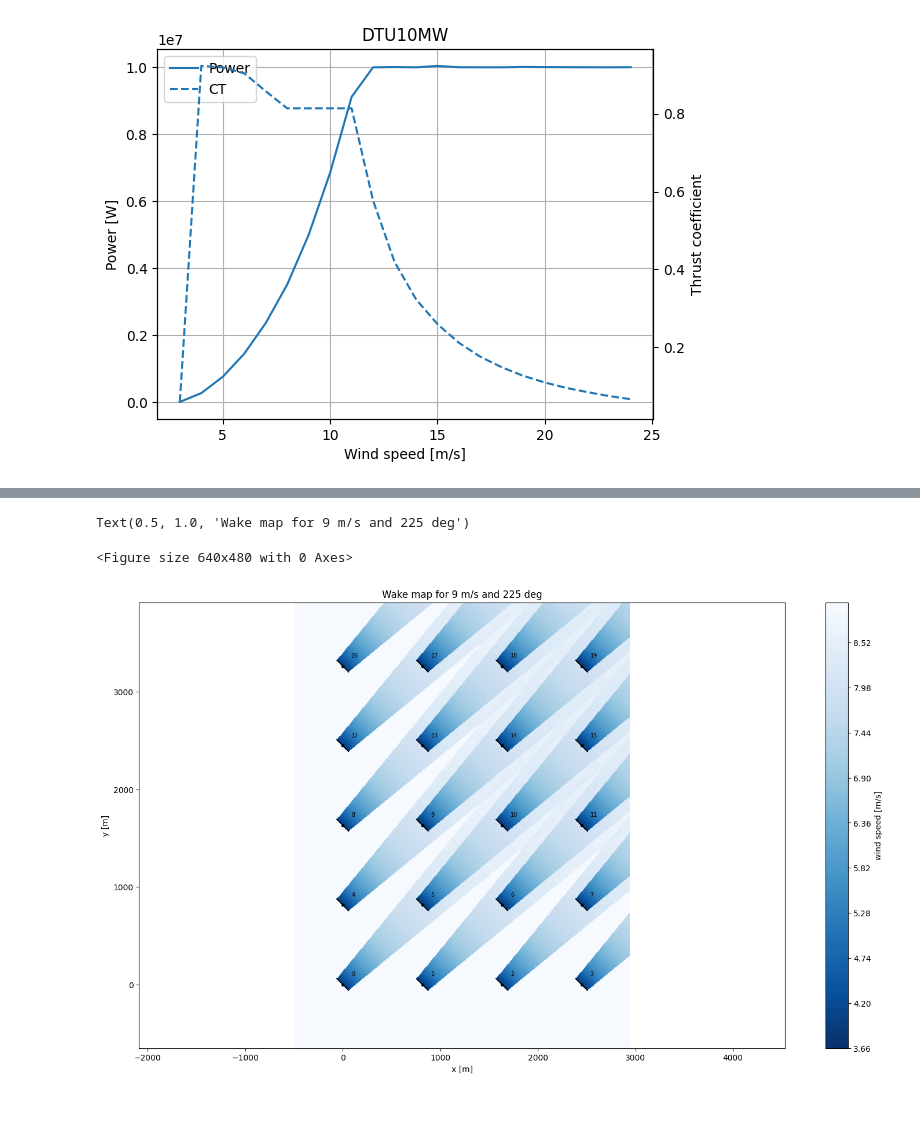
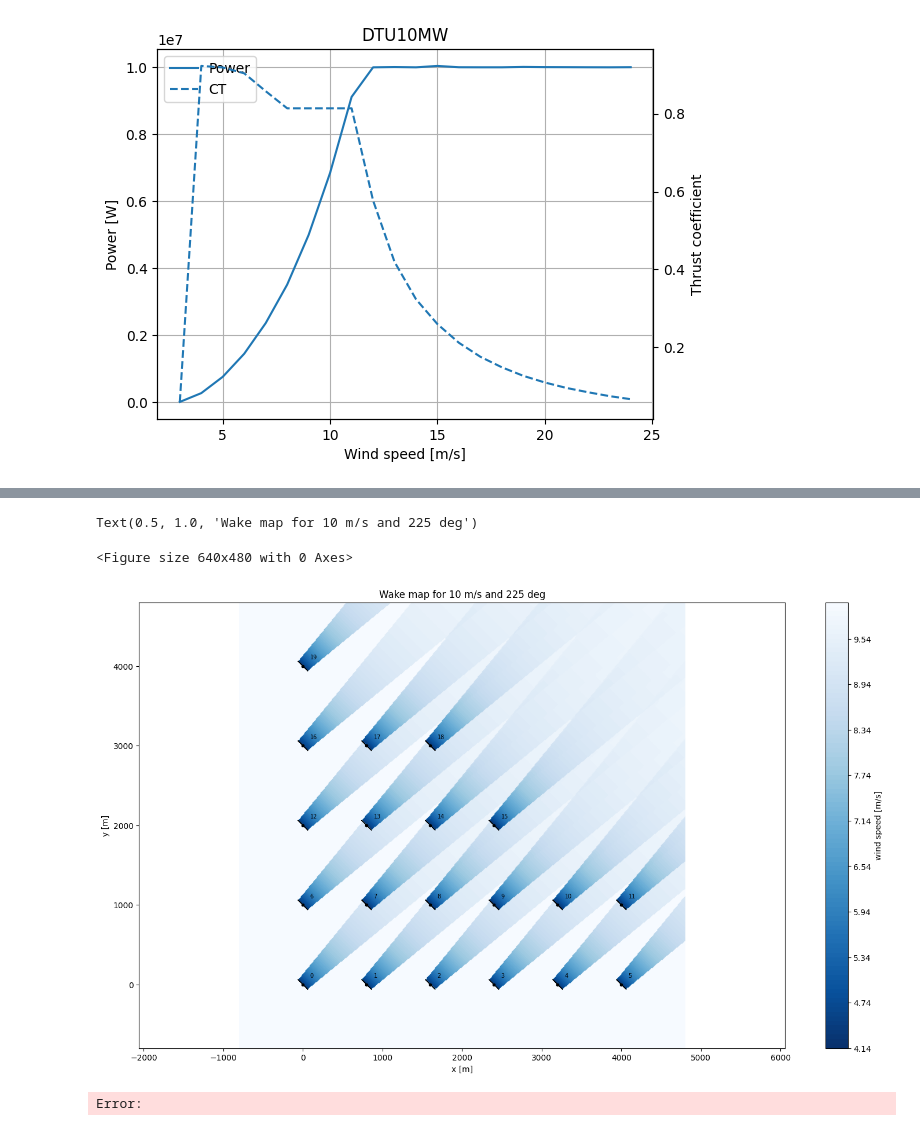
Before and after one commit to Xeidit/WindFarm2, a Jupyter notebook: WindFarmSimAndOptimisation.ipynb, the cells around one changed output, grey strips where cells are left out. Cells and saved outputs as stored; diff of their text form; code cells hidden in the pictures.

```diff
--- a/WindFarmSimAndOptimisation.ipynb
+++ b/WindFarmSimAndOptimisation.ipynb
@@ -7,6 +7,11 @@ import matplotlib.pyplot as plt
 import math
 
 from py_wake import NOJ
+
+#Define Situation
+shore_point_longLat = [(-2.190087, 56.976389)] #Shore point longatude, Latitude
+
+num_turb_per_row = [6,6,4,3,1] # Number of turbines on each row
 # %%
 #Define Site
 from py_wake.site import UniformWeibullSite
@@ -37,7 +42,7 @@ from py_wake.wind_turbines import WindTurbine, WindTurbines
 from py_wake.wind_turbines.power_ct_functions import PowerCtTabular
 import numpy as np
 
-diameter = 204 #Turbine blade diameter in m
+diameter = 200 #Turbine blade diameter in m
 hub_height = 127 #Hub height in m
 
 wt = DTU10MW() #Example 10mw turbine https://backend.orbit.dtu.dk/ws/portalfiles/portal/55645274/The_DTU_10MW_Reference_Turbine_Christian_Bak.pdf
@@ -72,19 +77,38 @@ Power and Thrust coefficient (Ct) curves:
 #Define Turbine layout
 
 # number of turbines in each direction:
-n_x = 4
-n_y = 5
+#n_x = 5
+#n_y = 4
+#total_turbine = 20
 
 rotor_diameter = diameter
 dist_x = 4 * rotor_diameter
-dist_y = 4 * rotor_diameter
+dist_y = 5 * rotor_diameter
+
+wt_x = np.empty(0)
+for row in range(len(num_turb_per_row)):
+    for turbine in range(num_turb_per_row[row]):
+        wt_x = np.append(wt_x,turbine*dist_x)
+
+
+wt_y= np.empty(0)
+for row in range(len(num_turb_per_row)):
+    for turbine in range(num_turb_per_row[row]):
+        wt_y = np.append(wt_y,row*dist_y)
+
 
 # This defines the turbine positions
-wt_x, wt_y = np.meshgrid(np.array(range(n_x)) * dist_x, np.array(range(n_y)) * dist_y)
+#print((x_array, y_array))
+#print(np.meshgrid(np.array(range(n_x)) * dist_x, np.array(range(n_y)) * dist_y))
+
+#wt_x, wt_y = np.meshgrid(x_array, np.array(range(n_y)) * dist_y)
+#wt_x, wt_y = np.meshgrid(np.array(range(n_x)) * dist_x, np.array(range(n_y)) * dist_y)
 wt_x = wt_x.flatten()
 wt_y = wt_y.flatten()
 
-x_max, x_min = wt_x.max(), wt_x.min()
-y_max, y_min = wt_y.max(), wt_y.min()
+print(wt_x, wt_y)
 
-n_wts = n_x * n_y
+#x_max, x_min = wt_x.max(), wt_x.min()
+#y_max, y_min = wt_y.max(), wt_y.min()
+
+n_wt = sum(num_turb_per_row)
@@ -125,16 +153,17 @@ Text(0.5, 1.0, 'AEP vs wind direction')
 # %%
 #Plot Flow Map
-wind_speed = 9
+wind_speed = 10
 wind_direction = 225
 
 plt.figure()
 flow_map = simulationResult.flow_map(ws=wind_speed, wd=wind_direction)
 plt.figure(figsize=(18,10))
 flow_map.plot_wake_map()
 plt.xlabel('x [m]')
 plt.ylabel('y [m]')
 plt.title('Wake map for' + f' {wind_speed} m/s and {wind_direction} deg')
 # %% [output]
-Text(0.5, 1.0, 'Wake map for 9 m/s and 225 deg')
+Text(0.5, 1.0, 'Wake map for 10 m/s and 225 deg')
 <Figure size 640x480 with 0 Axes>
-[figure, old version]
+[figure, new version]
+Error:
```
Also changed, not shown: parts of 7 cells of this notebook, 10 other files.
